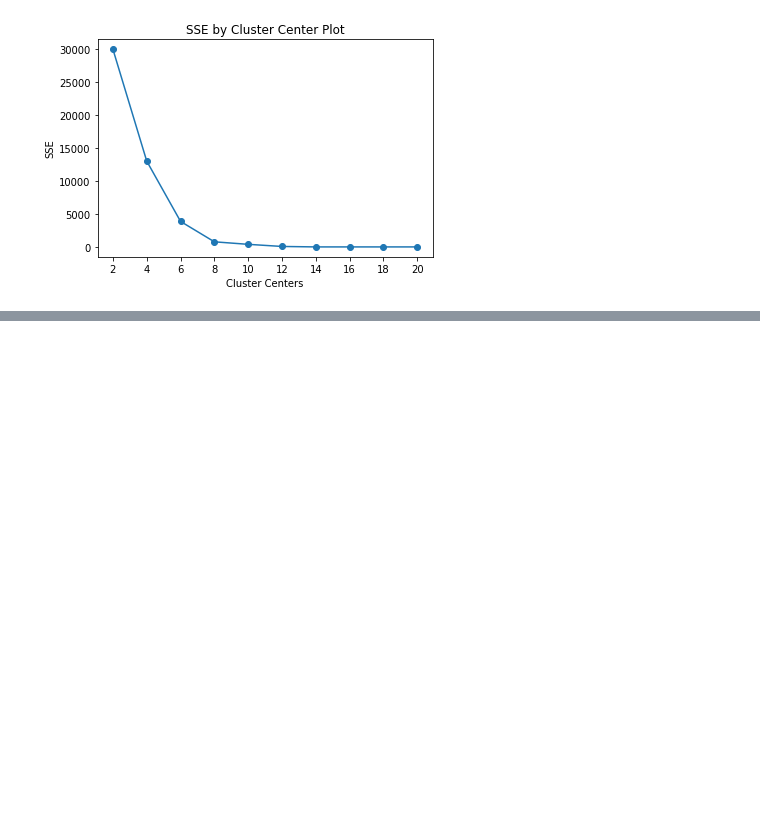
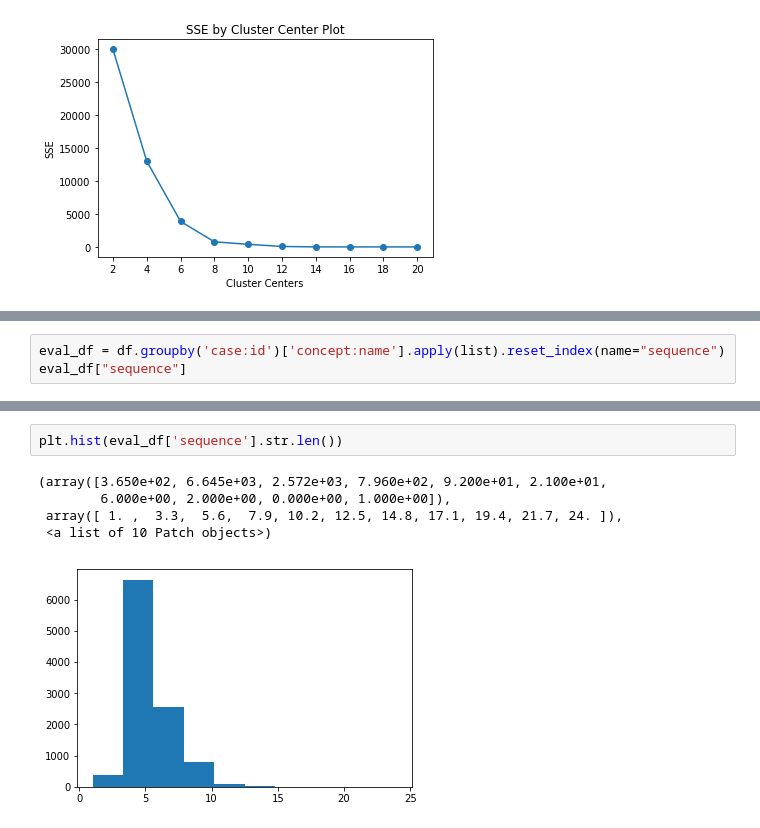
Before and after one commit to Lariiii/context-based-abstraction, a Jupyter notebook: Event_Clustering.ipynb, the cells around one changed output, grey strips where cells are left out. Saved outputs shown, nothing was run; the diff lists cells and outputs as text; blank space fills up the shorter version.

```diff
--- a/Event_Clustering.ipynb
+++ b/Event_Clustering.ipynb
@@ -65,0 +94,3 @@ payment,pre_approver,request,saved,submitted,supervisor,declaration,budget,owner
+# %%
+eval_df = df.groupby('case:id')['concept:name'].apply(list).reset_index(name="sequence")
+eval_df["sequence"]
@@ -65,0 +115,8 @@ payment,pre_approver,request,saved,submitted,supervisor,declaration,budget,owner
+# %%
+plt.hist(eval_df['sequence'].str.len())
+# %% [output]
+(array([3.650e+02, 6.645e+03, 2.572e+03, 7.960e+02, 9.200e+01, 2.100e+01,
+        6.000e+00, 2.000e+00, 0.000e+00, 1.000e+00]),
+ array([ 1. ,  3.3,  5.6,  7.9, 10.2, 12.5, 14.8, 17.1, 19.4, 21.7, 24. ]),
+ <a list of 10 Patch objects>)
+[figure, added]
```
Also changed, not shown: parts of 14 cells of this notebook.
